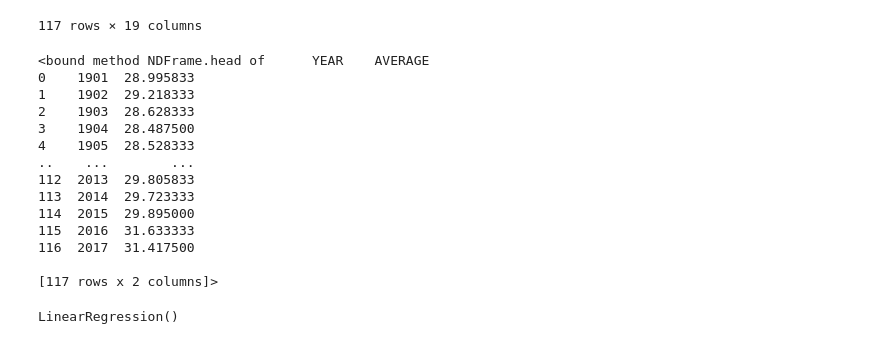
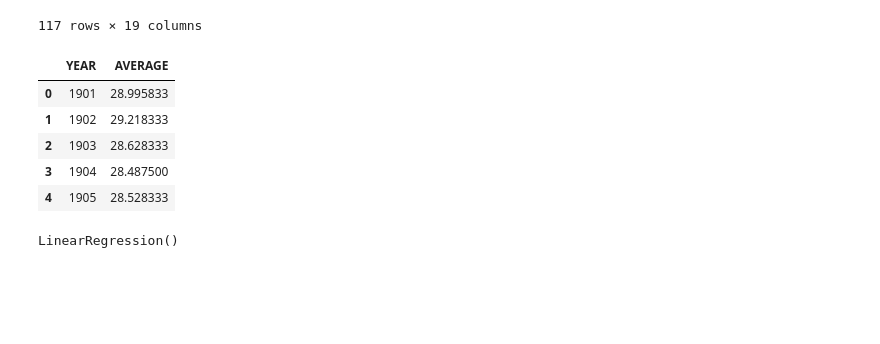
Before and after one commit to om-mapari/Data-Science-Machine-Learning, a Jupyter notebook: Assignment/linear_regreation/ass2.ipynb, the cells around one changed output. Cells and saved outputs as stored; diff of their text form; code cells hidden in the pictures; blank space fills up the shorter version.

```diff
--- a/Assignment/linear_regreation/ass2.ipynb
+++ b/Assignment/linear_regreation/ass2.ipynb
@@ -49,20 +49,12 @@ df
 117 rows × 19 columns
 # %%
 data = df[["YEAR","AVERAGE"]]
-data.head
+data.head(5)
 # %% [output]
-<bound method NDFrame.head of      YEAR    AVERAGE
-0    1901  28.995833
-1    1902  29.218333
-2    1903  28.628333
-3    1904  28.487500
-4    1905  28.528333
-..    ...        ...
-112  2013  29.805833
-113  2014  29.723333
-114  2015  29.895000
-115  2016  31.633333
-116  2017  31.417500
-
-[117 rows x 2 columns]>
+|  | YEAR | AVERAGE |
+| 0 | 1901 | 28.995833 |
+| 1 | 1902 | 29.218333 |
+| 2 | 1903 | 28.628333 |
+| 3 | 1904 | 28.487500 |
+| 4 | 1905 | 28.528333 |
 # %%
```
Also changed, not shown: parts of 6 cells of this notebook, 9 other files.
